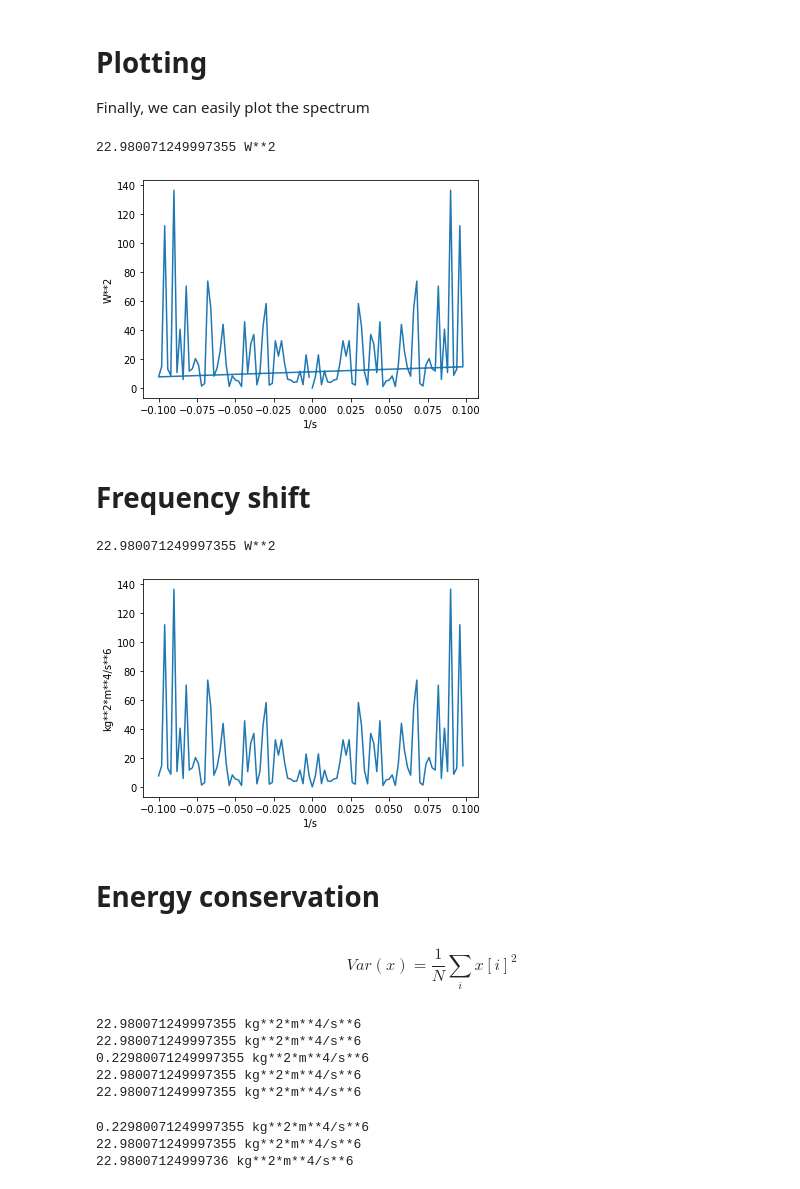
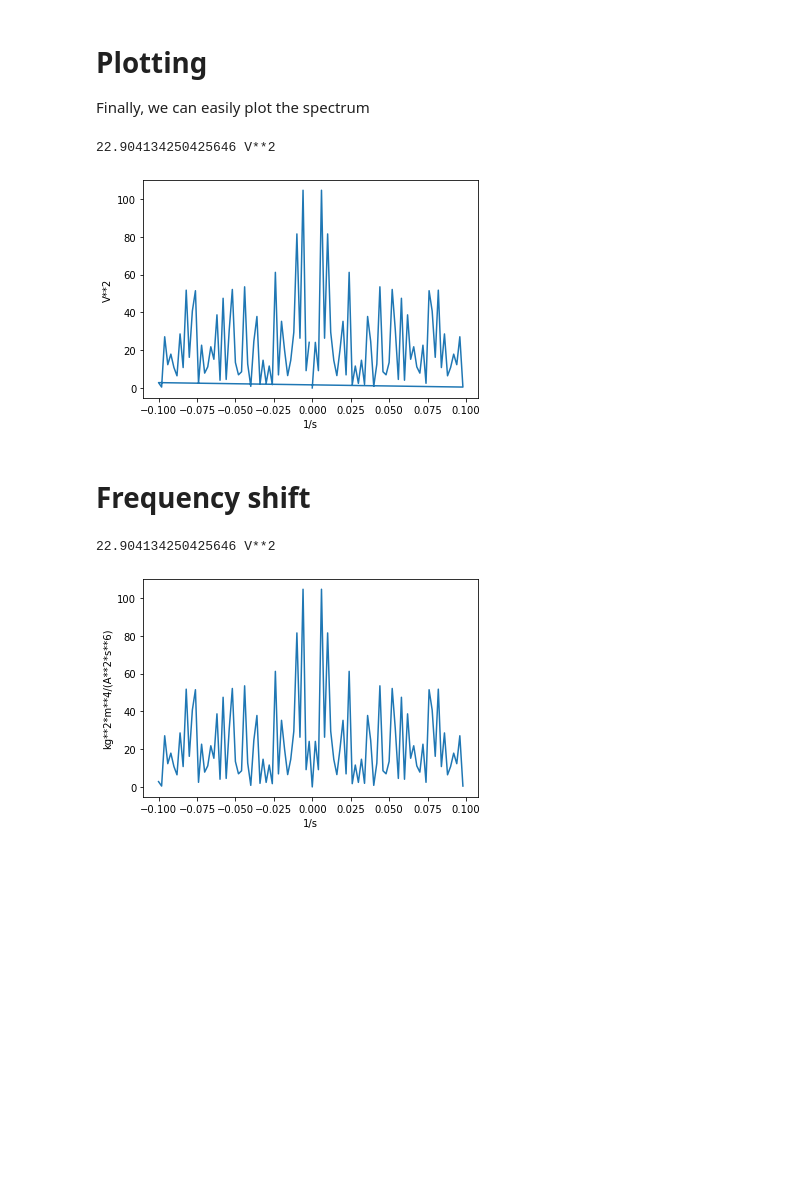
Before and after one commit to mocquin/physipy, a Jupyter notebook: docs/Fourier.ipynb, the cells around one changed output. Saved outputs shown, nothing was run; the diff lists cells and outputs as text; code cells hidden in the pictures; blank space fills up the shorter version.

```diff
--- a/docs/Fourier.ipynb
+++ b/docs/Fourier.ipynb
@@ -8,7 +8,7 @@ setup_matplotlib()
 import matplotlib.pyplot as plt
 import scipy.signal
 # %%
-W = units["W"]
+V = units["V"]
 ms = units["ms"]
 # %%
 dt = 5*ms
@@ -64,7 +64,7 @@ L**2*M/T**3
 # Modulus
 The modulus of a Fourier transform shall then have the squared unit
 # %%
-mod2 = np.real(tf * np.conjugate(tf))
+mod2 = tf.real**2 + tf.imag**2#np.real(tf * np.conjugate(tf))
 print(mod2.dimension == tf.dimension**2)
 # %% [output]
 True
@@ -95,47 +95,19 @@ print(freqs)
 Finally, we can easily plot the spectrum
 # %%
 fig, ax = plt.subplots()
-mod2.favunit = W**2
+mod2.favunit = V**2
 ax.plot(freqs, mod2)
 print(np.mean(mod2))
 # %% [output]
-22.980071249997355 W**2
+22.904134250425646 V**2
-[figure, old version]
+[figure, new version]
 # %% [markdown]
 # Frequency shift
 # %%
 fig, ax = plt.subplots()
-ax.plot(np.fft.fftshift(freqs), np.fft.fftshift(mod2))
+ax.plot(np.fft.fftshift(freqs),
+        np.fft.fftshift(mod2))
 print(np.mean(mod2))
 # %% [output]
-22.980071249997355 W**2
+22.904134250425646 V**2
-[figure, old version]
+[figure, new version]
-# %% [markdown]
-# Energy conservation
-# %% [markdown]
-$$Var(x) = \frac{1}{N}\sum_i x[i]^2 $$
-# %%
-print(np.var(sig))
-print(np.var(sig)+np.mean(sig)**2)
-print(np.sum(mod2)/len(mod2)**2) # for norm="backward", by default
-print(np.sum(mod2)/len(mod2)) # for norm="ortho"
-print(np.mean(sig**2))
-# %% [output]
-22.980071249997355 kg**2*m**4/s**6
-22.980071249997355 kg**2*m**4/s**6
-0.22980071249997355 kg**2*m**4/s**6
-22.980071249997355 kg**2*m**4/s**6
-22.980071249997355 kg**2*m**4/s**6
-# %%
-tf = np.fft.fft(sig, norm="ortho")
-mod2_ortho = np.real(tf * np.conjugate(tf))
-tf = np.fft.fft(sig, norm="forward")
-mod2_fw = np.real(tf * np.conjugate(tf))
-
-print(np.sum(mod2)/len(mod2)**2)    # for norm="backward", by default
-print(np.sum(mod2_ortho)/len(mod2)) # for norm="ortho"
-print(np.sum(mod2_fw))              # for norm="forward"
-# %% [output]
-0.22980071249997355 kg**2*m**4/s**6
-22.980071249997355 kg**2*m**4/s**6
-22.98007124999736 kg**2*m**4/s**6
```
Also changed, not shown: parts of 28 cells of this notebook.
